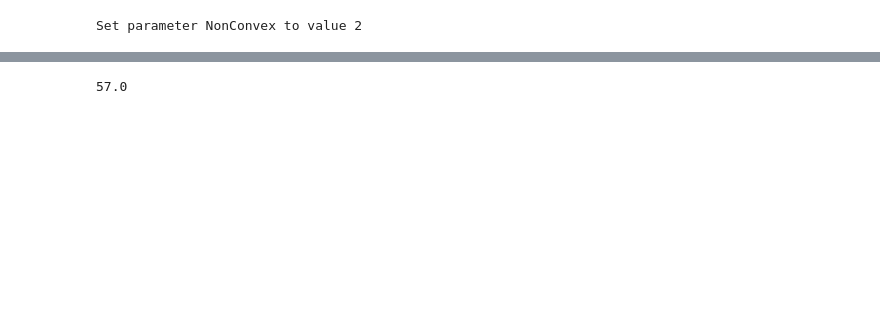
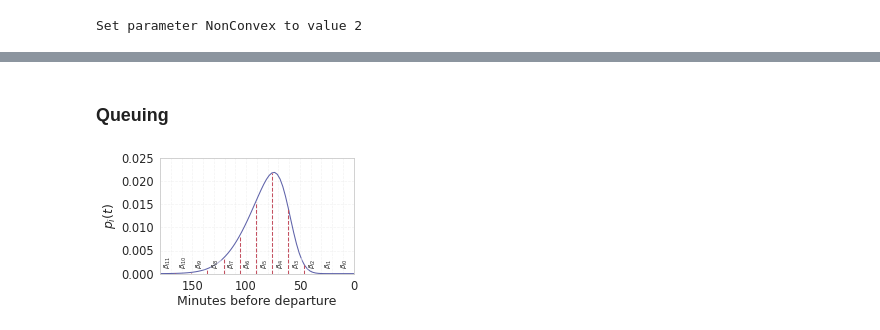
Before and after one commit to caoalbert/RobustSecurity, a Jupyter notebook: RO.ipynb, the cells around one changed output, grey strips where cells are left out. Cells and saved outputs as stored; diff of their text form; code cells hidden in the pictures; blank space fills up the shorter version.

```diff
--- a/RO.ipynb
+++ b/RO.ipynb
@@ -187,4 +151,27 @@ r2 = np.cumsum(solution.sum(axis=0))
-# %%
-((r2-dm)*0.25).sum()
-# %% [output]
-57.0
+# %% [markdown]
+### Queuing
+# %%
+from scipy.stats import skewnorm
+#pg292
+mu = 60     # Mean
+sigma = 30   # Standard deviation
+alpha = 3    # Skewness
+
+# Define the skew-normal distribution
+x = np.linspace(0, 180, 72)  # Range for x values
+pdf = skewnorm.pdf(x, alpha, loc=mu, scale=sigma)  # Probability density function
+fig, ax = plt.subplots(1, 1, figsize=(5, 3), dpi=50)
+ax.plot(x, pdf, color=color_palette[-2])
+for t in range(12):
+    ax.plot([t*15+1, t*15+1], [0, pdf[t*6]], color=color_palette[0], linestyle='--')
+    ax.text(t*15+8, 0.001, fr"$\beta_{{{{i}}{t}}}$", ha='center', va='bottom', fontsize=10, rotation=90,
+            bbox=dict(facecolor='white', edgecolor='none', boxstyle='round,pad=0.05', alpha=0.5))
+ax.set(xlim=(0, 180), ylim=(0, 0.025),
+       xlabel='Minutes before departure', ylabel=r'$p_{i}(t)$')
+
+ax.invert_xaxis()
+minorLocator = MultipleLocator(10)
+ax.xaxis.set_minor_locator(minorLocator)
+ax.grid(True, alpha=0.25, linestyle='--', which='both')
+# %% [output]
+[figure, added]
```
Also changed, not shown: parts of 26 cells of this notebook, 1 other file.
